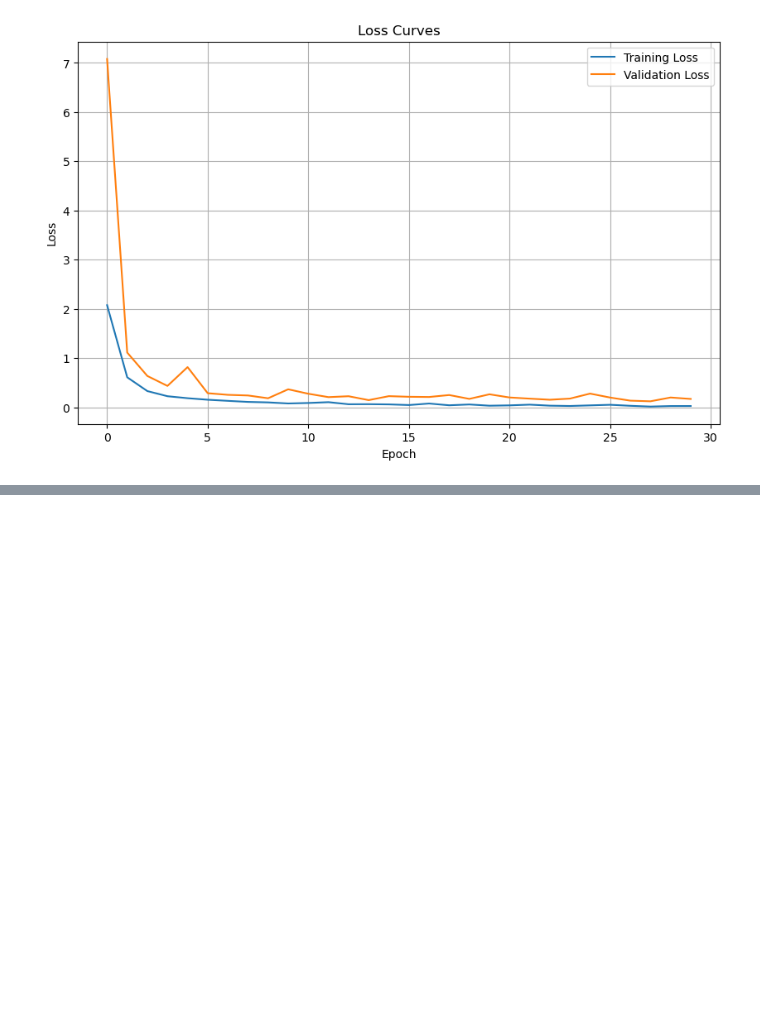
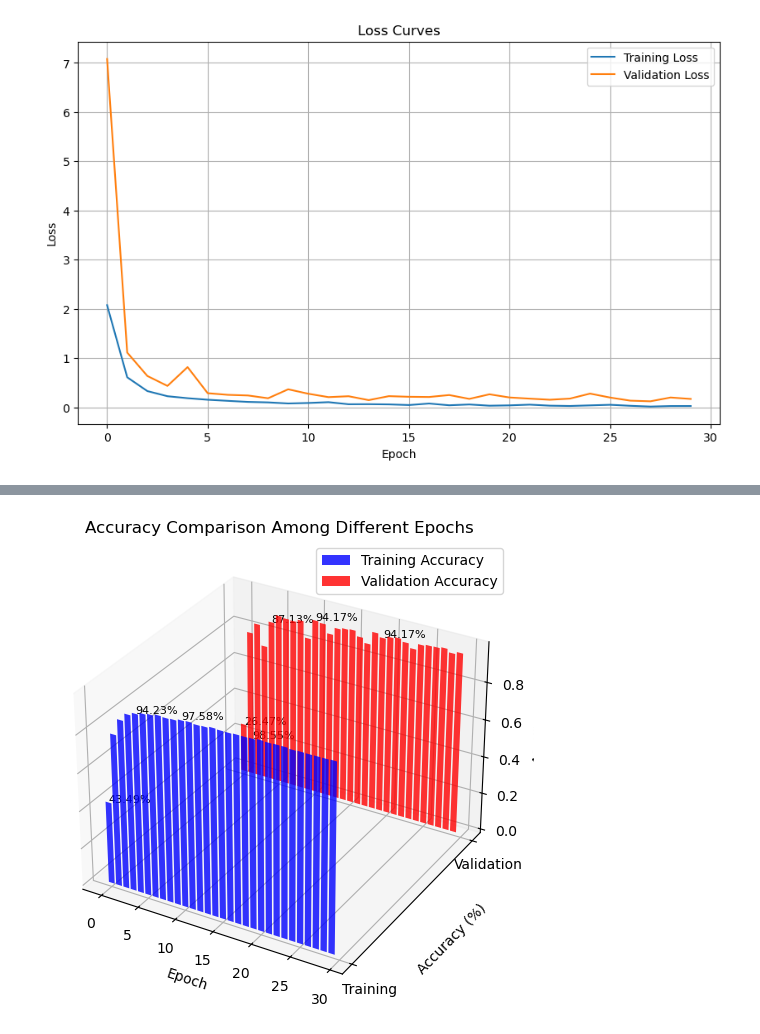
Before and after one commit to FahimHabib20/Bangla-Handwritten-Character-Recognition-BHCR-using-Deep-Learning-Models, a Jupyter notebook: ResNet_version/ResNet152V2.ipynb, the cells around one changed output, grey strips where cells are left out. Cells and saved outputs as stored; diff of their text form; code cells hidden in the pictures; blank space fills up the shorter version.

```diff
--- a/ResNet_version/ResNet152V2.ipynb
+++ b/ResNet_version/ResNet152V2.ipynb
@@ -1231,0 +1372,37 @@ Test accuracy: 0.9646666646003723
+# %%
+import os
+import numpy as np
+import tensorflow as tf
+from tensorflow.keras import layers, models
+from tensorflow.keras.preprocessing.image import ImageDataGenerator
+import matplotlib.pyplot as plt
+
+from mpl_toolkits.mplot3d import Axes3D
+
+# Accuracy Curves
+fig = plt.figure(figsize=(10, 6))
+ax = fig.add_subplot(111, projection='3d')
+
+# Plotting Training Accuracy
+ax.bar(np.arange(len(history.history['accuracy'])), history.history['accuracy'], zs=0, zdir='y', label='Training Accuracy', color='b', alpha=0.8)
+
+# Plotting Validation Accuracy
+ax.bar(np.arange(len(history.history['val_accuracy'])), history.history['val_accuracy'], zs=1, zdir='y', label='Validation Accuracy', color='r', alpha=0.8)
+
+ax.set_xlabel('Epoch')
+ax.set_ylabel('Accuracy (%)')
+ax.set_zlabel('Accuracy')
+ax.set_yticks([0, 1])
+ax.set_yticklabels(['Training', 'Validation'])
+
+# Annotating the accuracy at specific epochs
+epochs_to_annotate = [1, 5, 11, 20]
+for epoch in epochs_to_annotate:
+    ax.text(epoch-1, 0, history.history['accuracy'][epoch-1], f'{history.history["accuracy"][epoch-1]*100:.2f}%', color='black', fontsize=8)
+    ax.text(epoch-1, 1, history.history['val_accuracy'][epoch-1], f'{history.history["val_accuracy"][epoch-1]*100:.2f}%', color='black', fontsize=8)
+
+plt.title('Accuracy Comparison Among Different Epochs')
+plt.legend()
+plt.show()
+# %% [output]
+[figure, added]
```
Also changed, not shown: parts of 12 cells of this notebook.
